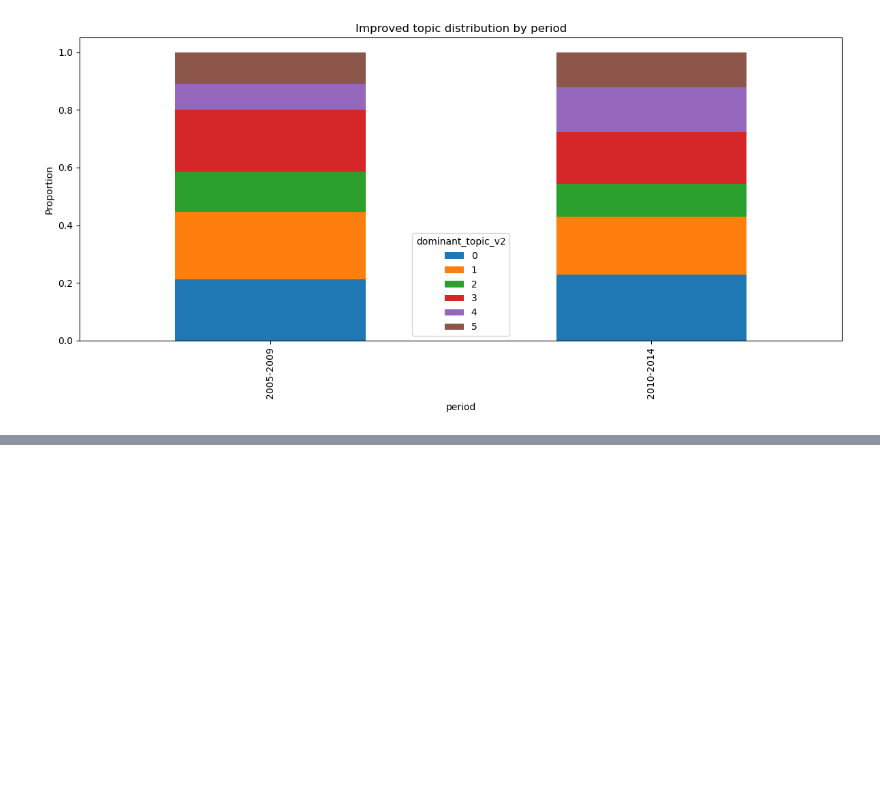
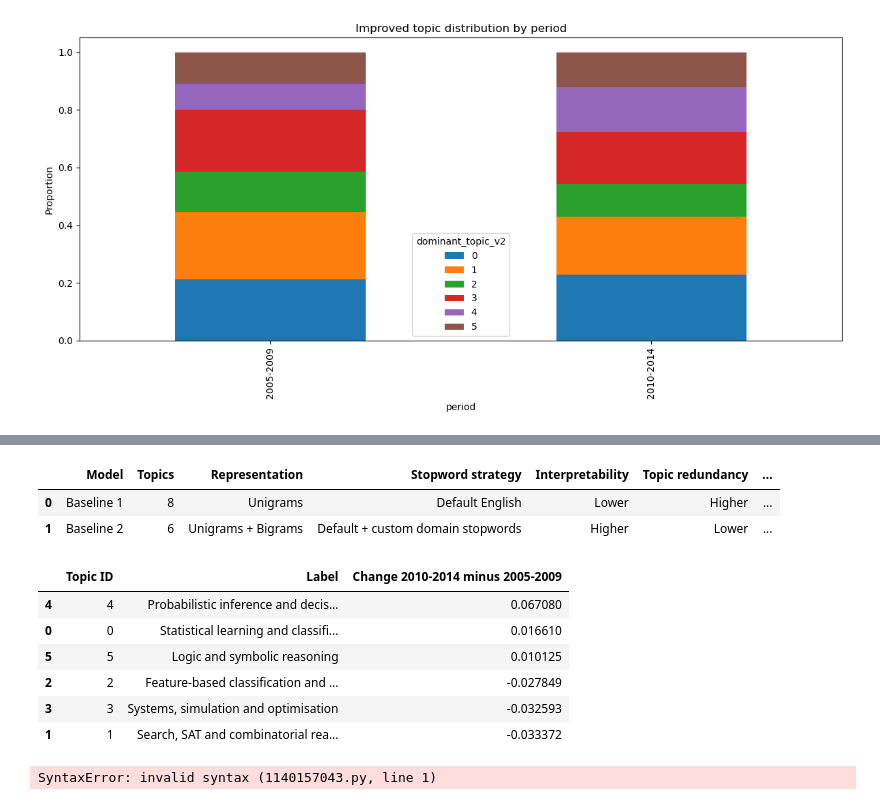
Before and after one commit to rohan-crypto/Text_Analytics_Team33_Task3, a Jupyter notebook: LDA_modeling.ipynb, the cells around one changed output, grey strips where cells are left out. Cells and saved outputs as stored; diff of their text form; code cells hidden in the pictures; blank space fills up the shorter version.

```diff
--- a/LDA_modeling.ipynb
+++ b/LDA_modeling.ipynb
@@ -274,3 +274,6 @@ plt.show()
 #缺陷：topic的解释性偏弱
 # %%
 #改进：提升Topic的质量，之后再将时间覆盖范围扩大。
+# %%
+topic_diff_v2 = topic_period_v2.loc["2010-2014"] - topic_period_v2.loc["2005-2009"]
+topic_diff_v2.sort_values(ascending=False)
@@ -276,0 +338,16 @@ plt.show()
+# %%
+comparison_notes = pd.DataFrame({
+    "Model": ["Baseline 1", "Baseline 2"],
+    "Topics": [8, 6],
+    "Representation": ["Unigrams", "Unigrams + Bigrams"],
+    "Stopword strategy": ["Default English", "Default + custom domain stopwords"],
+    "Interpretability": ["Lower", "Higher"],
+    "Topic redundancy": ["Higher", "Lower"],
+    "Temporal contrast clarity": ["Moderate", "Moderate but clearer"]
+})
+
+comparison_notes
+# %% [output]
+|  | Model | Topics | Representation | Stopword strategy | Interpretability | Topic redundancy | ... |
+| 0 | Baseline 1 | 8 | Unigrams | Default English | Lower | Higher | ... |
+| 1 | Baseline 2 | 6 | Unigrams + Bigrams | Default + custom domain stopwords | Higher | Lower | ... |
@@ -276,0 +356,30 @@ plt.show()
+# %%
+topic_summary = pd.DataFrame({
+    "Topic ID": [0, 1, 2, 3, 4, 5],
+    "Label": [
+        "Statistical learning and classification",
+        "Search, SAT and combinatorial reasoning",
+        "Feature-based classification and representation",
+        "Systems, simulation and optimisation",
+        "Probabilistic inference and decision-making",
+        "Logic and symbolic reasoning"
+    ],
+    "Change 2010-2014 minus 2005-2009": [
+        topic_diff_v2[0],
+        topic_diff_v2[1],
+        topic_diff_v2[2],
+        topic_diff_v2[3],
+        topic_diff_v2[4],
+        topic_diff_v2[5]
+    ]
+})
+
+topic_summary.sort_values("Change 2010-2014 minus 2005-2009", ascending=False)
+# %% [output]
+|  | Topic ID | Label | Change 2010-2014 minus 2005-2009 |
+| 4 | 4 | Probabilistic inference and decis... | 0.067080 |
+| 0 | 0 | Statistical learning and classifi... | 0.016610 |
+| 5 | 5 | Logic and symbolic reasoning | 0.010125 |
+| 2 | 2 | Feature-based classification and ... | -0.027849 |
+| 3 | 3 | Systems, simulation and optimisation | -0.032593 |
+| 1 | 1 | Search, SAT and combinatorial rea... | -0.033372 |
@@ -276,0 +388,4 @@ plt.show()
+# %%
+python preprocessing.py
+# %% [output]
+SyntaxError: invalid syntax (1140157043.py, line 1)
```
Also changed, not shown: parts of 6 cells of this notebook, 1 other file.
